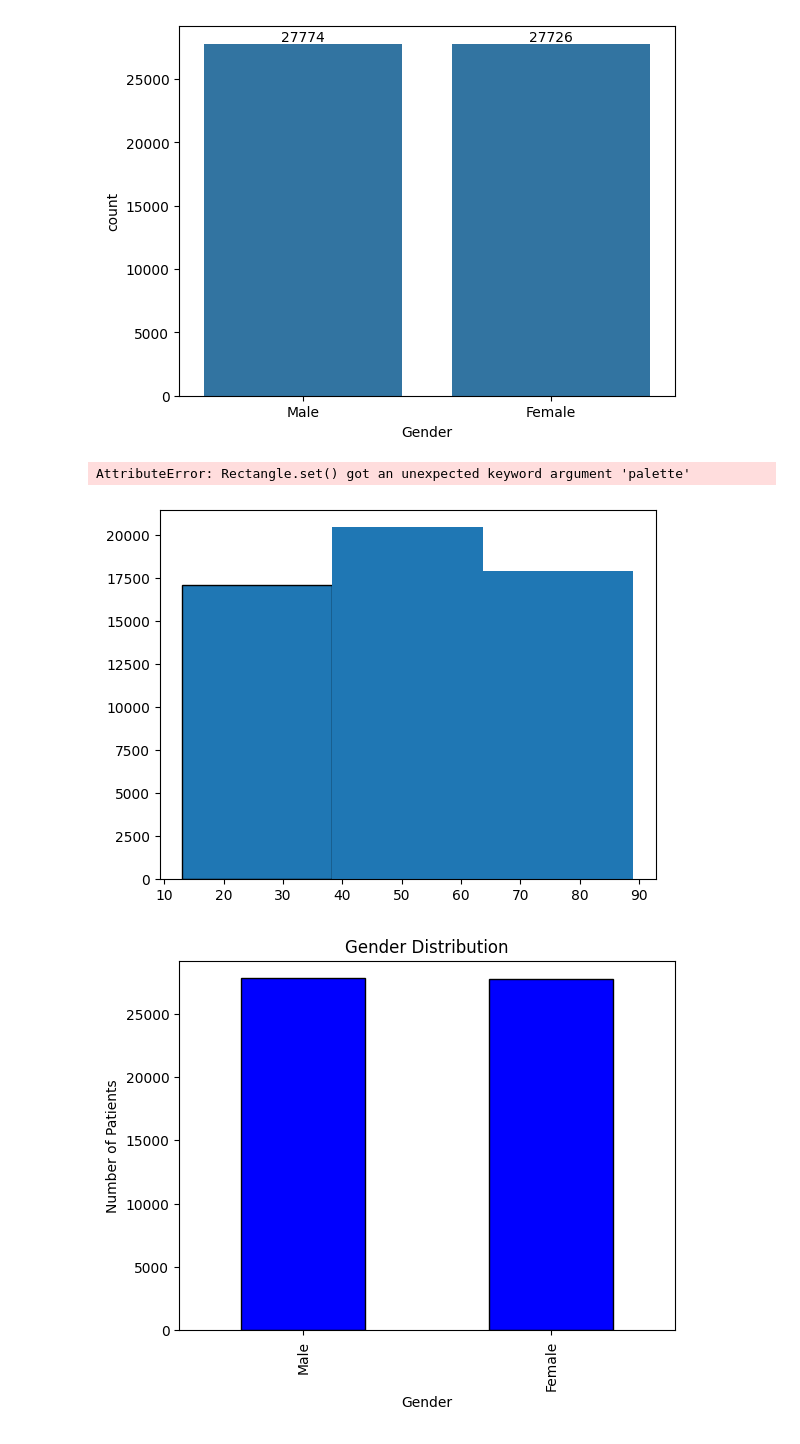
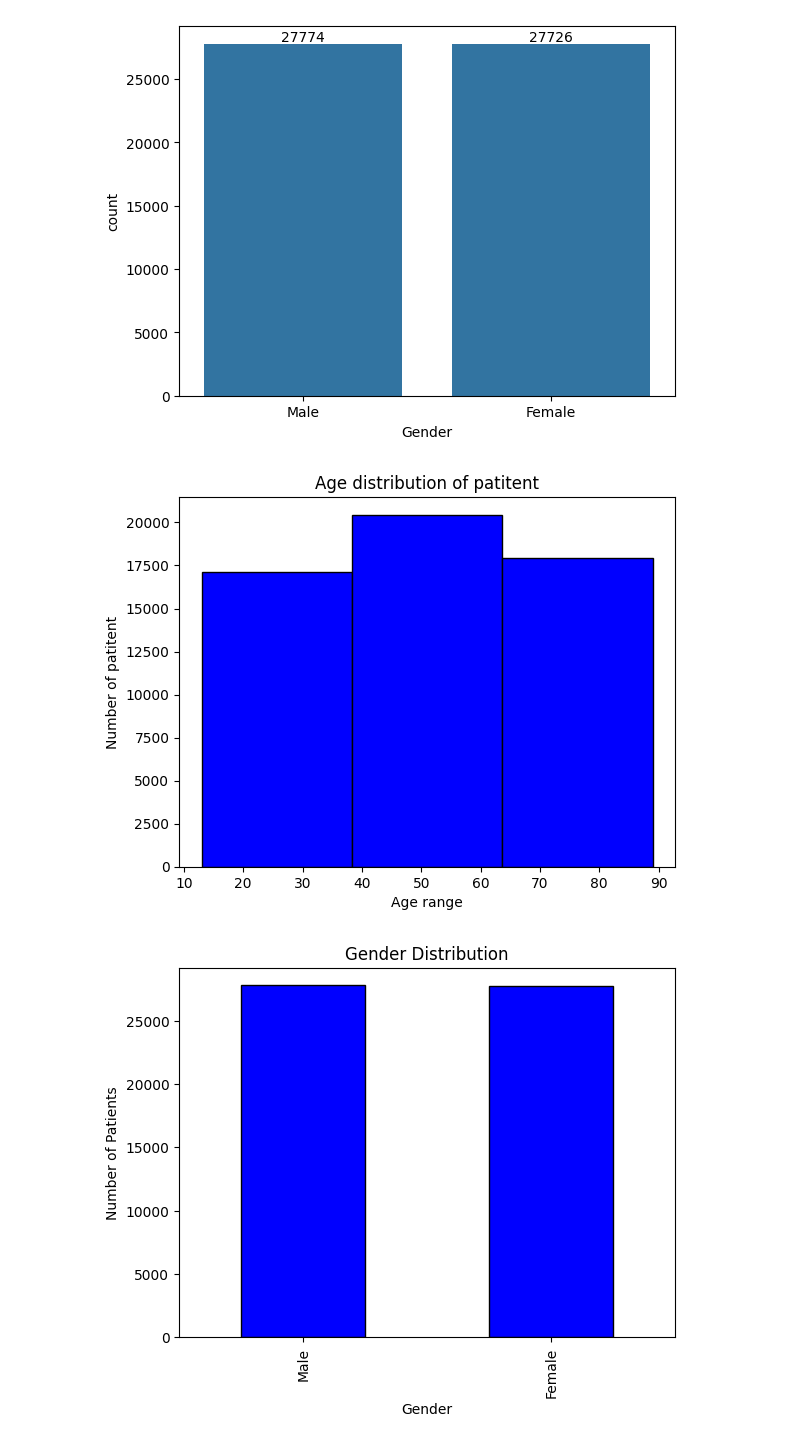
Before and after one commit to Devpal27/Healthcare, a Jupyter notebook: Untitled1.ipynb, the cells around one changed output. Saved outputs shown, nothing was run; the diff lists cells and outputs as text; code cells hidden in the pictures.

```diff
--- a/Untitled1.ipynb
+++ b/Untitled1.ipynb
@@ -318,14 +318,13 @@ for bars in ax.containers:
 # %%
 import matplotlib.pyplot as plt
 # %%
-plt.hist(df["Age"],bins = 3,color = 'blue',edgecolor = 'black',pal)
+plt.hist(df["Age"],bins = 3,color = 'blue',edgecolor = 'black')
 plt.xlabel('Age range')
 plt.ylabel('Number of patitent')
 plt.title('Age distribution of patitent')
 plt.show()
 # %% [output]
-AttributeError: Rectangle.set() got an unexpected keyword argument 'palette'
-[figure, old version]
+[figure, new version]
 # %%
 df["Gender"].value_counts().plot(
     kind="bar",
```
